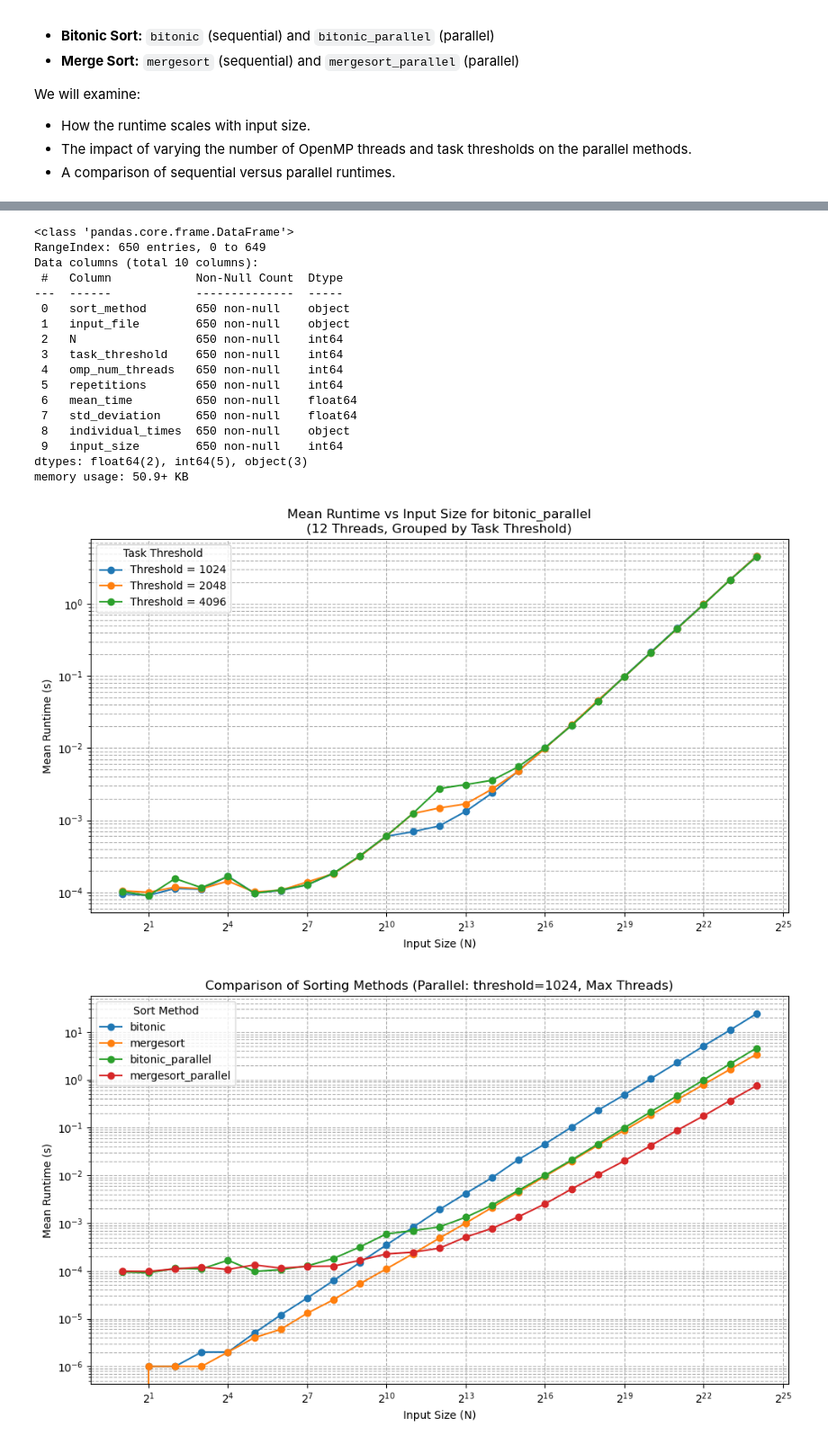
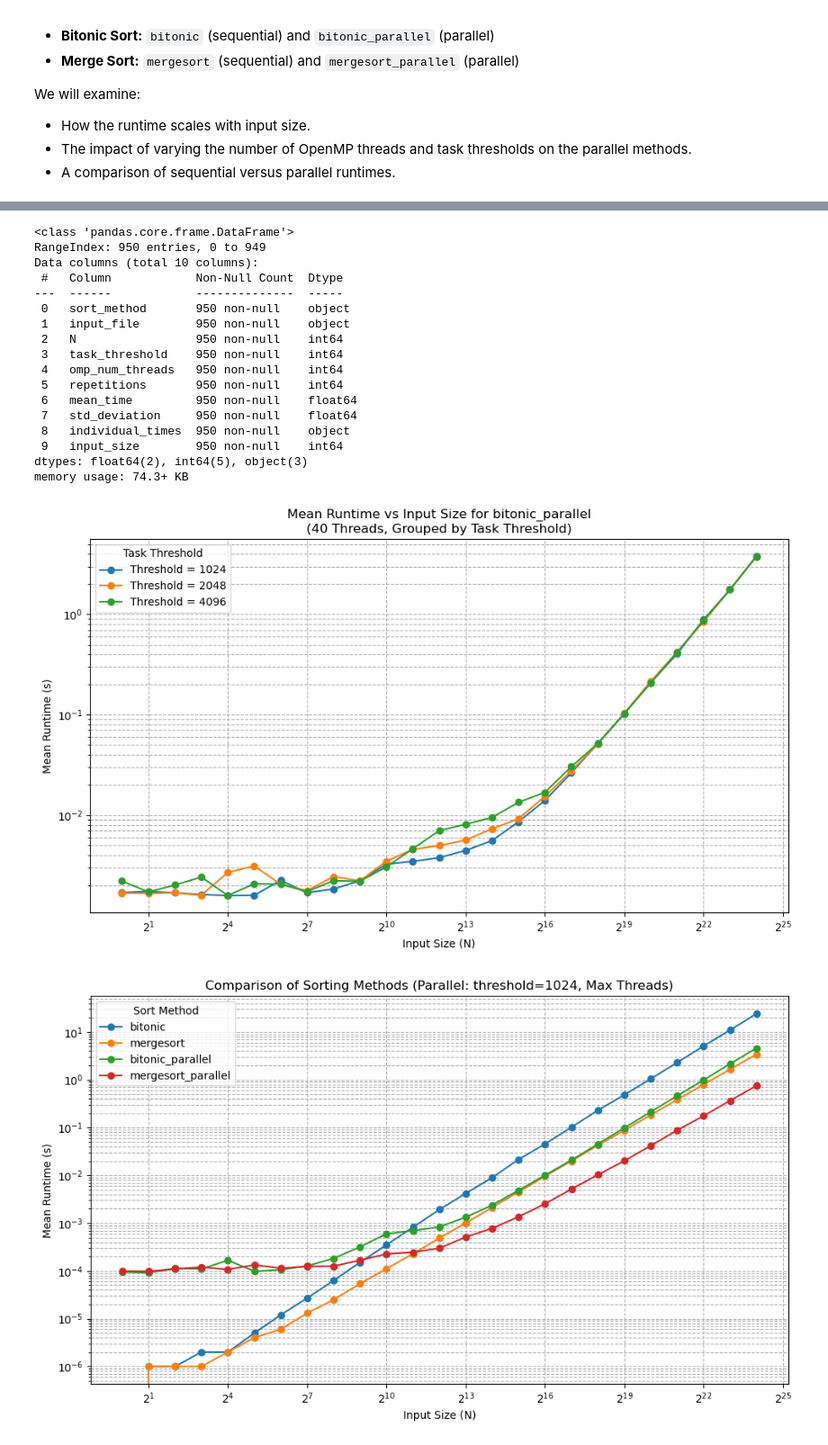
Before and after one commit to PedroKlein/parallel-and-distributed, a Jupyter notebook: openmp/docs/results.ipynb, the cells around one changed output, grey strips where cells are left out. Shown: that part at 90% size. Cells and saved outputs as stored; diff of their text form; code cells hidden in the pictures.

Commit message:
Update notebook and batch test

```diff
--- a/openmp/docs/results.ipynb
+++ b/openmp/docs/results.ipynb
@@ -20,7 +20,11 @@ import numpy as np
 %matplotlib inline
 
 # Load the CSV file; update the file name if needed.
-df = pd.read_csv("../report/batchs/batch_results_1.csv")
+df = pd.read_csv("../report/batchs/batch_results_hype-debug.csv")
 
 # Display first few rows for an initial look.
 df.head()
+
+max_threads = df["omp_num_threads"].max()
+default_threshold = 1024
+default_input_size = 16777216
@@ -60,50 +56,49 @@ df["input_size"] = df["input_file"].apply(get_input_size)
 df.info()
 # %% [output]
 <class 'pandas.core.frame.DataFrame'>
-RangeIndex: 650 entries, 0 to 649
+RangeIndex: 950 entries, 0 to 949
 Data columns (total 10 columns):
  #   Column            Non-Null Count  Dtype
 ---  ------            --------------  -----
- 0   sort_method       650 non-null    object
- 1   input_file        650 non-null    object
- 2   N                 650 non-null    int64
- 3   task_threshold    650 non-null    int64
- 4   omp_num_threads   650 non-null    int64
- 5   repetitions       650 non-null    int64
- 6   mean_time         650 non-null    float64
- 7   std_deviation     650 non-null    float64
- 8   individual_times  650 non-null    object
- 9   input_size        650 non-null    int64
+ 0   sort_method       950 non-null    object
+ 1   input_file        950 non-null    object
+ 2   N                 950 non-null    int64
+ 3   task_threshold    950 non-null    int64
+ 4   omp_num_threads   950 non-null    int64
+ 5   repetitions       950 non-null    int64
+ 6   mean_time         950 non-null    float64
+ 7   std_deviation     950 non-null    float64
+ 8   individual_times  950 non-null    object
+ 9   input_size        950 non-null    int64
 dtypes: float64(2), int64(5), object(3)
-memory usage: 50.9+ KB
+memory usage: 74.3+ KB
 # %%
-# Filter the dataframe for the parallel bitonic sort and fix omp_num_threads = 8.
-bitonic_parallel_df = df[(df["sort_method"] == "bitonic_parallel") & (df["omp_num_threads"] == 12)]
+bitonic_parallel_df = df[(df["sort_method"] == "bitonic_parallel") & (df["omp_num_threads"] == max_threads)]
 
 # Retrieve the unique threshold values.
 threshold_values = sorted(bitonic_parallel_df["task_threshold"].unique())
 
 plt.figure(figsize=(10, 6))
 
 for thr in threshold_values:
     subset = bitonic_parallel_df[bitonic_parallel_df["task_threshold"] == thr]
     subset = subset.sort_values("input_size")
     plt.plot(subset["input_size"], subset["mean_time"],
              marker="o", linestyle="-", label=f"Threshold = {thr}")
 
 plt.xlabel("Input Size (N)")
 plt.ylabel("Mean Runtime (s)")
-plt.title("Mean Runtime vs Input Size for bitonic_parallel\n(12 Threads, Grouped by Task Threshold)")
+plt.title(f"Mean Runtime vs Input Size for bitonic_parallel\n({max_threads} Threads, Grouped by Task Threshold)")
 
 
 plt.xscale("log", base=2)
 plt.yscale("log")
 plt.legend(title="Task Threshold")
 plt.grid(True, which="both", ls="--")
 plt.tight_layout()
 plt.show()
 # %% [output]
-[figure, old version]
+[figure, new version]
 # %%
 # %% [code]
 import matplotlib.pyplot as plt
```
Also changed, not shown: parts of 4 cells of this notebook, 1 other file.
